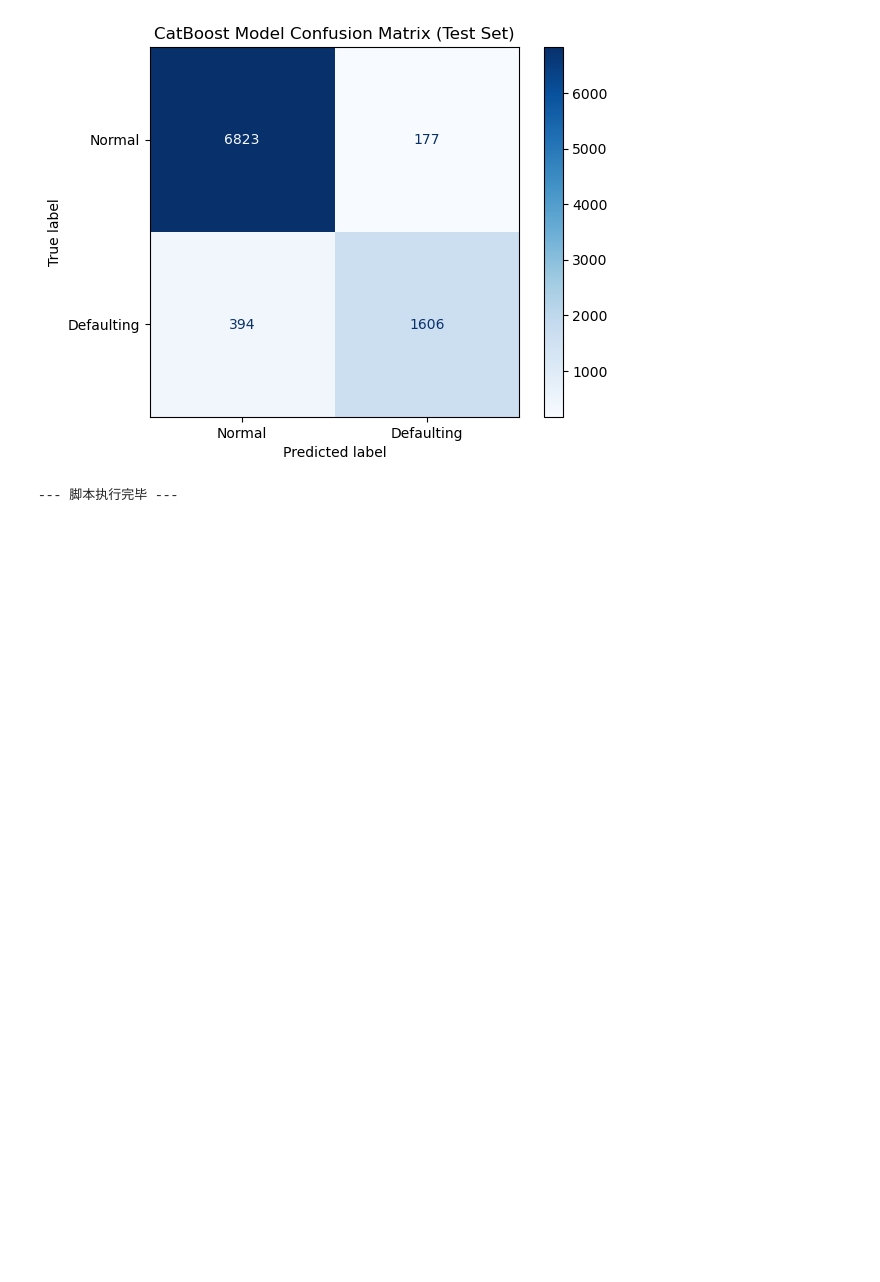
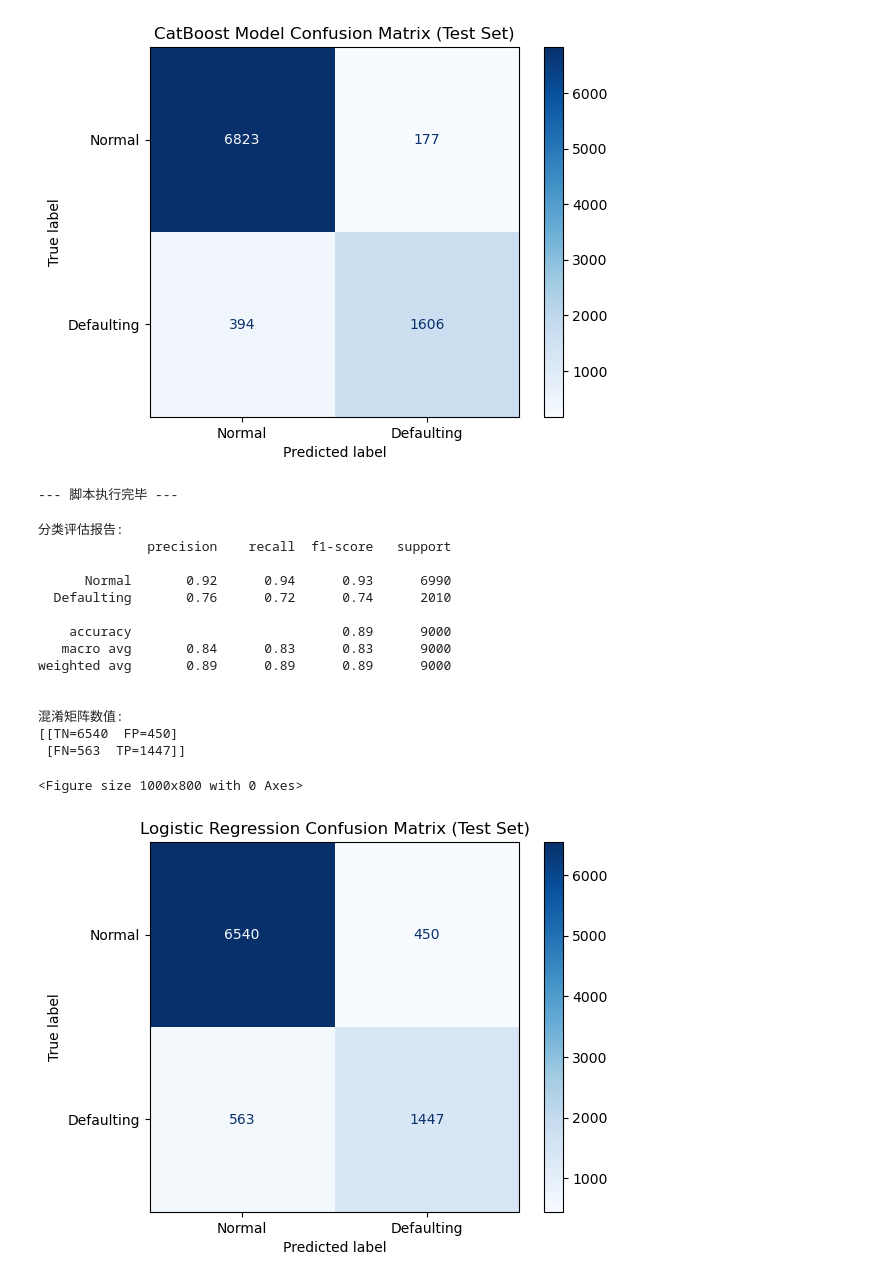
Before and after one commit to yukito0209/is6400-business-data-analytics, a Jupyter notebook: loan_data_analytics/catboost.ipynb, the cells around one changed output. Saved outputs shown, nothing was run; the diff lists cells and outputs as text; code cells hidden in the pictures; blank space fills up the shorter version.

```diff
--- a/loan_data_analytics/catboost.ipynb
+++ b/loan_data_analytics/catboost.ipynb
@@ -307,3 +307,67 @@ weighted avg       0.94      0.94      0.94      9000
 <Figure size 1000x800 with 0 Axes>
 [figure]
 --- 脚本执行完毕 ---
+# %%
+from matplotlib import pyplot as plt
+from sklearn.metrics import ConfusionMatrixDisplay, classification_report
+
+# 手动输入混淆矩阵的值
+cm = np.array([
+    [6540,  450],  # 真实Normal样本: TN=700（预测正确）, FP=50（预测错误）
+    [563,  1447]   # 真实Defaulting样本: FN=30（预测错误）, TP=220（预测正确）
+])
+
+# 根据混淆矩阵生成模拟的y_test和y_pred
+TN, FP = cm[0]
+FN, TP = cm[1]
+y_test = [0]*(TN + FP) + [1]*(FN + TP)          # 前750个0（真实Normal），后250个1（真实Defaulting）
+y_pred = [0]*TN + [1]*FP + [0]*FN + [1]*TP      # 生成对应的预测结果
+
+# 生成分类报告
+report = classification_report(y_test, y_pred, target_names=['Normal', 'Defaulting'])
+print("分类评估报告:")
+print(report)
+
+# 打印混淆矩阵
+print("\n混淆矩阵数值:")
+print(f"[[TN={cm[0][0]}  FP={cm[0][1]}]")
+print(f" [FN={cm[1][0]}  TP={cm[1][1]}]]")
+
+# 可视化混淆矩阵
+try:
+    plt.figure(figsize=(10, 8), dpi=100)
+
+    disp = ConfusionMatrixDisplay(
+        confusion_matrix=cm,
+        display_labels=['Normal', 'Defaulting']
+    )
+    disp.plot(cmap=plt.cm.Blues, values_format='d')  # values_format='d'确保显示整数
+
+    plt.title('Logistic Regression Confusion Matrix (Test Set)')
+
+    # 保存高清图片（路径根据实际需要修改）
+    plt.savefig(r'D:\GitHubRepos\is6400-business-data-analytics\loan_data_analytics\image\result_figs\lr_confusion_matrix.png',
+                dpi=600,
+                bbox_inches='tight',
+                transparent=False)
+
+    plt.show()
+except Exception as e:
+    print(f"\n无法显示混淆矩阵图: {e}")
+# %% [output]
+分类评估报告:
+              precision    recall  f1-score   support
+
+      Normal       0.92      0.94      0.93      6990
+  Defaulting       0.76      0.72      0.74      2010
+
+    accuracy                           0.89      9000
+   macro avg       0.84      0.83      0.83      9000
+weighted avg       0.89      0.89      0.89      9000
+
+
+混淆矩阵数值:
+[[TN=6540  FP=450]
+ [FN=563  TP=1447]]
+<Figure size 1000x800 with 0 Axes>
+[figure, added]
```
Also changed, not shown: 4 other files.
